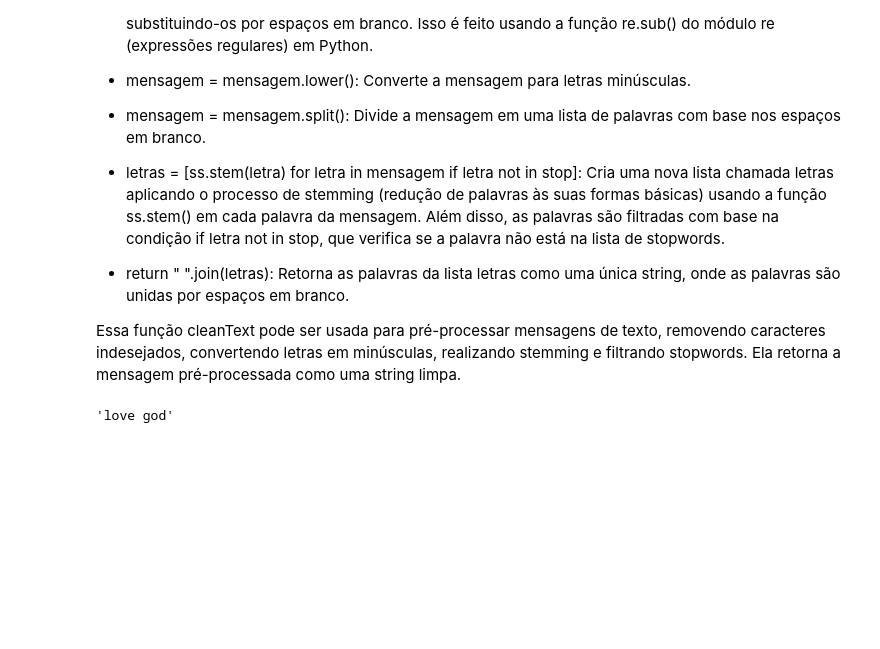
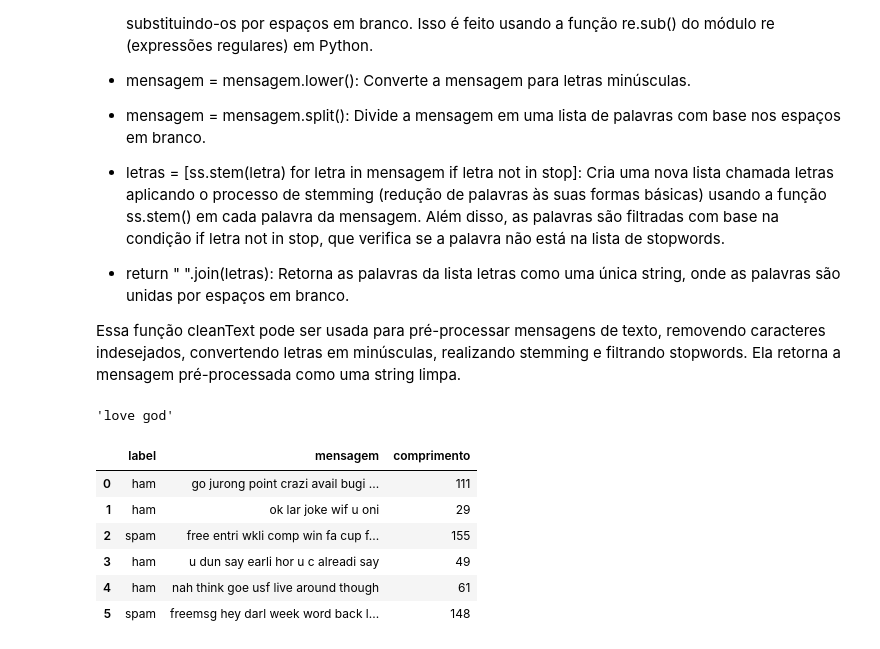
Before and after one commit to KARINAgoncalvesSOARES/ML_classificacao_de_spam, a Jupyter notebook: classificacao_de_spam.ipynb, the cells around one changed output. Saved outputs shown, nothing was run; the diff lists cells and outputs as text; code cells hidden in the pictures; blank space fills up the shorter version.

```diff
--- a/classificacao_de_spam.ipynb
+++ b/classificacao_de_spam.ipynb
@@ -283,3 +283,19 @@ Essa função cleanText pode ser usada para pré-processar mensagens de texto, r
 cleanText(":)I LOVE you, my God!")
 # %% [output]
 'love god'
+# %%
+# Aplicamos a limpeza a nossa coluna mensagem
+
+df['mensagem'] =  df['mensagem'].apply(cleanText)
+
+# Logo visualizamos nossos Dados
+
+df.head(6)
+# %% [output]
+|  | label | mensagem | comprimento |
+| 0 | ham | go jurong point crazi avail bugi ... | 111 |
+| 1 | ham | ok lar joke wif u oni | 29 |
+| 2 | spam | free entri wkli comp win fa cup f... | 155 |
+| 3 | ham | u dun say earli hor u c alreadi say | 49 |
+| 4 | ham | nah think goe usf live around though | 61 |
+| 5 | spam | freemsg hey darl week word back l... | 148 |
```
Also changed, not shown: parts of 12 cells of this notebook.
